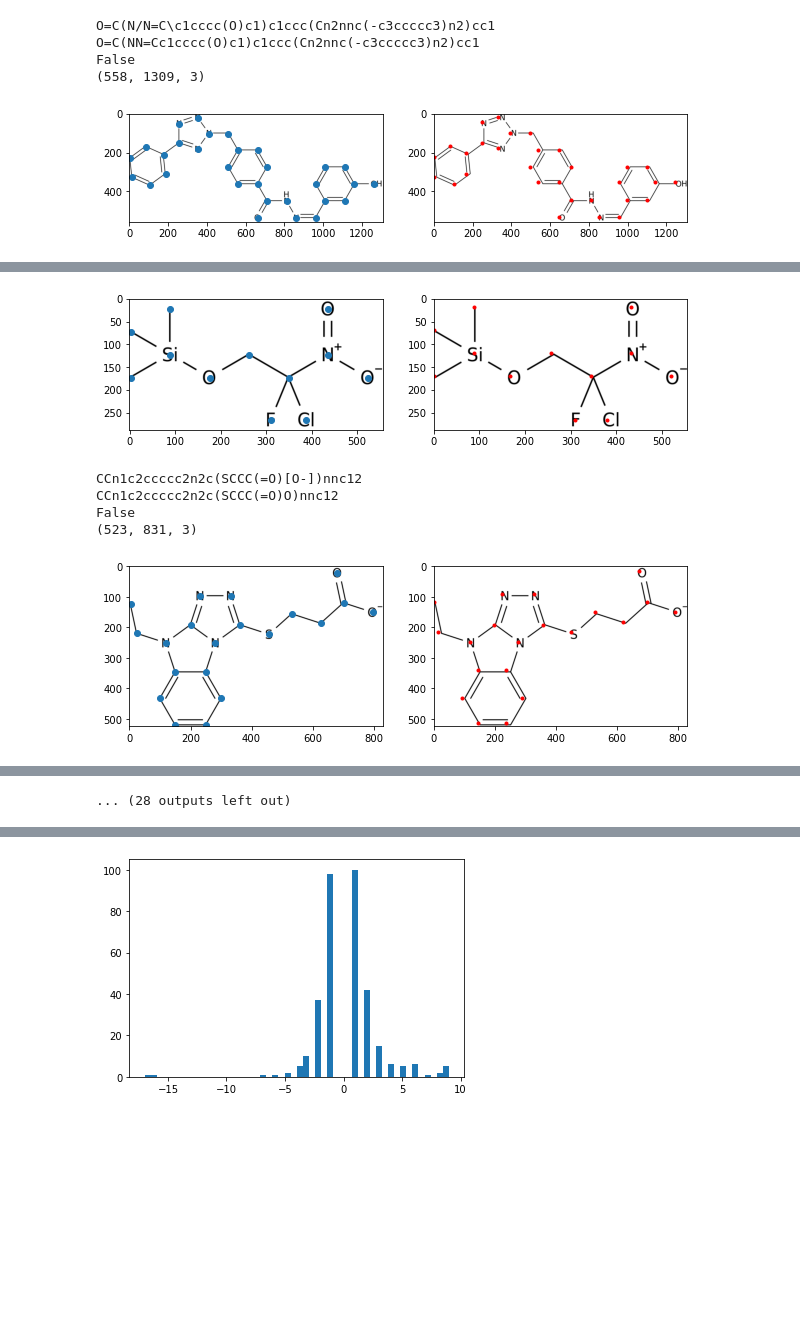
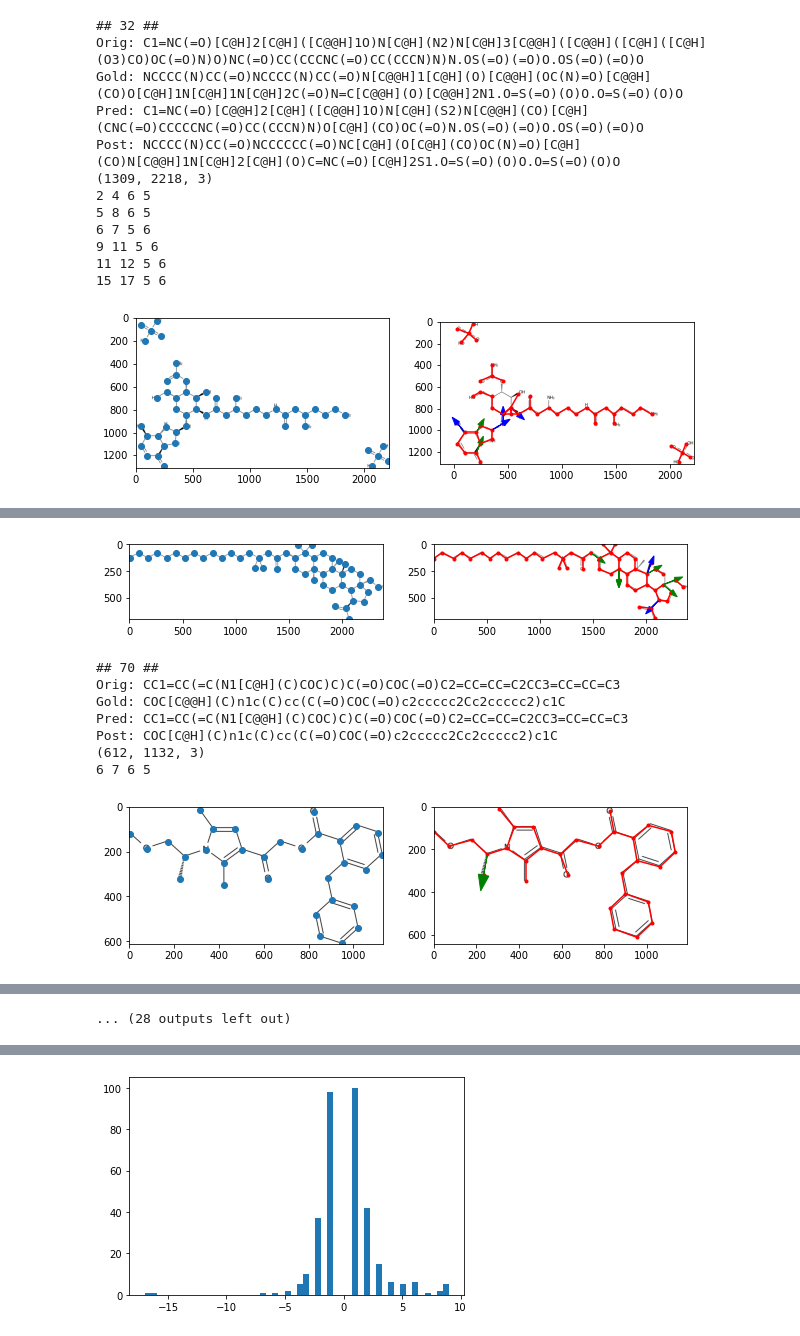
Before and after one commit to thomas0809/MolScribe, a Jupyter notebook: notebook/graph.ipynb, the cells around one changed output, grey strips where cells are left out. Saved outputs shown, nothing was run; the diff lists cells and outputs as text; code cells hidden in the pictures; blank space fills up the shorter version.

```diff
--- a/notebook/graph.ipynb
+++ b/notebook/graph.ipynb
@@ -12,17 +12,17 @@ import matplotlib.pyplot as plt
 
 from bms.dataset import generate_indigo_image
 from bms.tokenizer import NodeTokenizer
-from bms.chemistry import canonicalize_smiles, convert_smiles_to_inchi
+from bms.chemistry import canonicalize_smiles, convert_smiles_to_inchi, _postprocess_smiles
 
 from indigo import Indigo
 from indigo.renderer import IndigoRenderer
 import rdkit.Chem as Chem
 
 # df = pd.read_csv('../data/molbank/indigo-data/valid.csv')
-df = pd.read_csv('../data/molbank/pubchem/test_small.csv')
+df = pd.read_csv('../data/molbank/pubchem/valid.csv')
 # smiles_pred_df = pd.read_csv('../output/indigo/swin_base_50_lstm/prediction_valid.csv')
 # nodes_pred_df = pd.read_csv('../output/indigo/swin_base_edges_bin64_ep100_sep/prediction_valid.csv')
-nodes_pred_df = pd.read_csv('../output/indigo/swin_base_edges_bin64_ep100_sep/prediction_test_small.csv')
+nodes_pred_df = pd.read_csv('../output/pubchem/swin_base_200k_jointedges/prediction_valid.csv')
 
 tokenizer = NodeTokenizer(50)
 
@@ -56,49 +56,68 @@ count = 0
 
 for i, row in df.iterrows():
     if count == 20:
         break
     assert row['image_id'] == nodes_pred_df.loc[i, 'image_id']
     smiles = row['SMILES']
+    gold_smiles = canonicalize_smiles(smiles)
     pred_smiles = nodes_pred_df.loc[i, 'SMILES']
-    canon_gold = canonicalize_smiles(smiles)
-    canon_pred = pred_smiles
-#     canon_pred = canonicalize_smiles(pred_smiles, True, True)
-    if canon_gold == canon_pred:
+    post_smiles = nodes_pred_df.loc[i, 'post_SMILES']
+    if gold_smiles == post_smiles:
+        continue
+    if gold_smiles.replace('/', '').replace('\\', '') == post_smiles.replace('/', '').replace('\\', ''):
         continue
     count += 1
-    print(canon_gold)
-    print(canon_pred)
-    print(canon_gold == canon_pred)
+    print(f'## {i} ##')
+    print('Orig:', smiles)
+    print('Gold:', gold_smiles)
+    print('Pred:', pred_smiles)
+    print('Post:', post_smiles)
     path = '../' + row['file_path']
     img = cv2.imread(path)
     print(img.shape)
     h, w, _ = img.shape
     nodes = get_nodes(smiles)
     plt.figure(figsize=(10,5))
     plt.subplot(1,2,1)
     plt.imshow(img)
     plt.scatter(nodes[:,0], nodes[:,1])
     plt.subplot(1,2,2)
     plt.imshow(img)
-    nodes = (np.array(eval(nodes_pred_df.loc[i, 'node_coords'])))
-    x, y = nodes[:,1]*w, nodes[:,0]*h
-#     edges = eval(nodes_pred_df.loc[i, 'edges'])
+    coords = np.array(eval(nodes_pred_df.loc[i, 'node_coords']))
+    symbols = np.array(eval(nodes_pred_df.loc[i, 'node_symbols']))
+    x, y = coords[:,1]*w, coords[:,0]*h
     plt.scatter(x, y, color='r', marker='.')
-#     for i in range(len(x)):
-#         for j in range(len(x)):
-#             if edges[i][j] != 0 and i < j:
-#                 plt.plot([x[i], x[j]], [y[i], y[j]], 'r')
+    edges = eval(nodes_pred_df.loc[i, 'edges'])
+#     post_smiles = _postprocess_smiles(pred_smiles, coords, symbols, edges)
+    for i in range(len(x)):
+        for j in range(i+1, len(x)):
+            if edges[i][j] != 0:
+                if edges[i][j] in [5, 6]:
+                    color = 'blue' if edges[i][j] == 5 else 'green'
+                    plt.arrow(x[i], y[i], x[j]-x[i], y[j]-y[i], color=color, head_width=50)
+                    print(i, j, edges[i][j], edges[j][i])
+                else:
+                    color = 'red'
+                    plt.plot([x[i], x[j]], [y[i], y[j]], color)
     plt.show()
 #     mol0 = Chem.MolFromSmiles(canon_gold, sanitize=False)
 #     mol = Chem.MolFromSmiles(canon_pred, sanitize=False)
 #     try:
 #         img = Chem.Draw.MolsToGridImage([mol0,mol], subImgSize=(250,250), molsPerRow=2, useSVG=True)
 #         display(img)
 #     except:
 #         pass
 # %% [output]
-O=C(N/N=C\c1cccc(O)c1)c1ccc(Cn2nnc(-c3ccccc3)n2)cc1
-O=C(NN=Cc1cccc(O)c1)c1ccc(Cn2nnc(-c3ccccc3)n2)cc1
-False
-(558, 1309, 3)
+## 32 ##
+Orig: C1=NC(=O)[C@H]2[C@H]([C@@H]1O)N[C@H](N2)N[C@H]3[C@@H]([C@@H]([C@H]([C@H](O3)CO)OC(=O)N)O)NC(=O)CC(CCCNC(=O)CC(CCCN)N)N.OS(=O)(=O)O.OS(=O)(=O)O
+Gold: NCCCC(N)CC(=O)NCCCC(N)CC(=O)N[C@@H]1[C@H](O)[C@@H](OC(N)=O)[C@@H](CO)O[C@H]1N[C@H]1N[C@H]2C(=O)N=C[C@@H](O)[C@@H]2N1.O=S(=O)(O)O.O=S(=O)(O)O
+Pred: C1=NC(=O)[C@@H]2[C@H]([C@@H]1O)N[C@H](S2)N[C@@H](CO)[C@H](CNC(=O)CCCCCNC(=O)CC(CCCN)N)O[C@H](CO)OC(=O)N.OS(=O)(=O)O.OS(=O)(=O)O
+Post: NCCCC(N)CC(=O)NCCCCCC(=O)NC[C@H](O[C@H](CO)OC(N)=O)[C@H](CO)N[C@@H]1N[C@H]2[C@H](O)C=NC(=O)[C@H]2S1.O=S(=O)(O)O.O=S(=O)(O)O
+(1309, 2218, 3)
+2 4 6 5
+5 8 6 5
+6 7 5 6
+9 11 5 6
+11 12 5 6
+15 17 5 6
-[figure, old version]
+[figure, new version]
@@ -109,6 +138,9 @@ False
-[figure, old version]
+[figure, new version]
-CCn1c2ccccc2n2c(SCCC(=O)[O-])nnc12
-CCn1c2ccccc2n2c(SCCC(=O)O)nnc12
-False
-(523, 831, 3)
+## 70 ##
+Orig: CC1=CC(=C(N1[C@H](C)COC)C)C(=O)COC(=O)C2=CC=CC=C2CC3=CC=CC=C3
+Gold: COC[C@@H](C)n1c(C)cc(C(=O)COC(=O)c2ccccc2Cc2ccccc2)c1C
+Pred: CC1=CC(=C(N1[C@@H](C)COC)C)C(=O)COC(=O)C2=CC=CC=C2CC3=CC=CC=C3
+Post: COC[C@H](C)n1c(C)cc(C(=O)COC(=O)c2ccccc2Cc2ccccc2)c1C
+(612, 1132, 3)
+6 7 6 5
-[figure, old version]
+[figure, new version]
```
Also changed, not shown: parts of 4 cells of this notebook, 1 other file.
